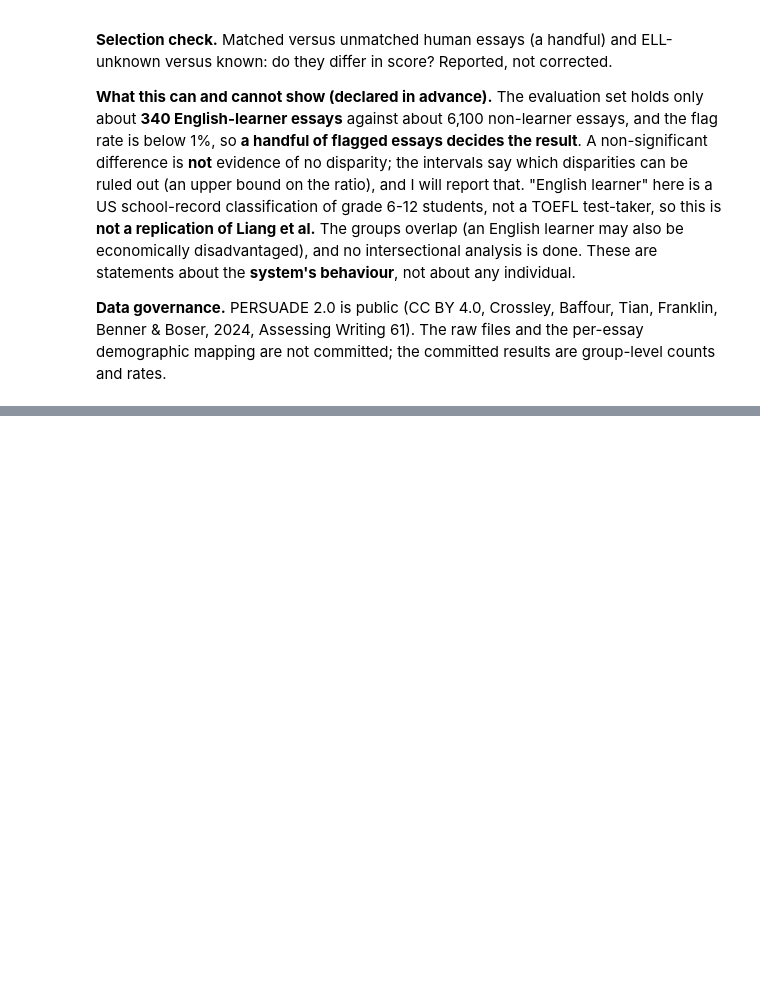
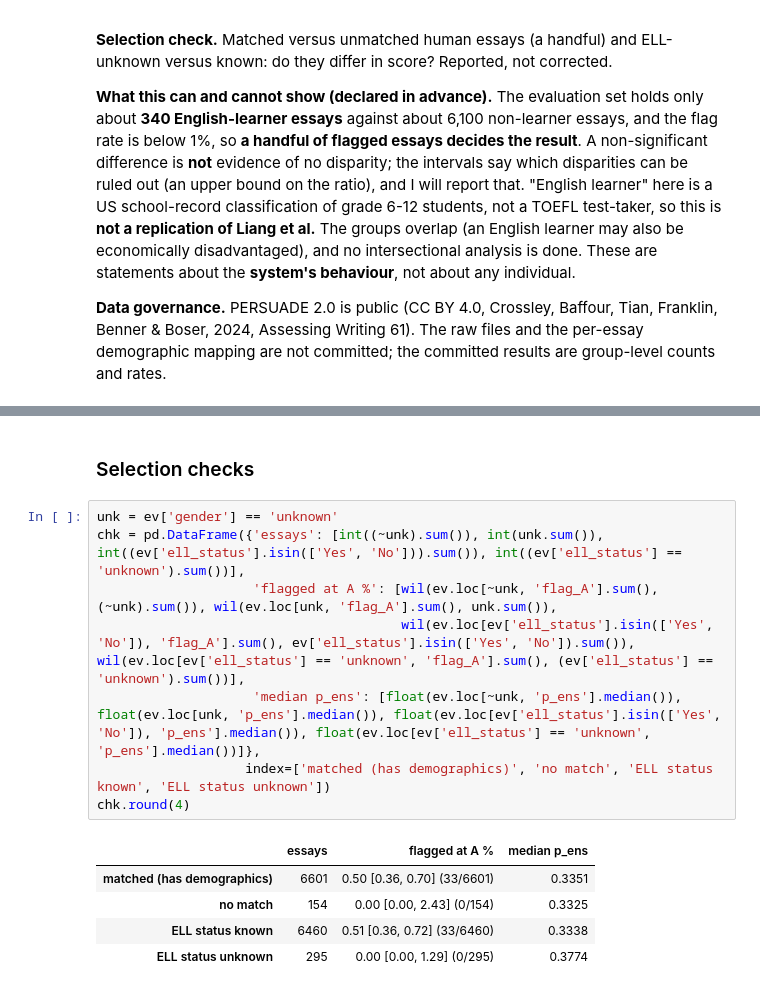
Before and after one commit to jaiveerminhas06/Ghost-Writer, a Jupyter notebook: Notebooks/21_fairness_persuade.ipynb, the cells around one changed output, grey strips where cells are left out. Saved outputs shown, nothing was run; the diff lists cells and outputs as text; blank space fills up the shorter version.

```diff
--- a/Notebooks/21_fairness_persuade.ipynb
+++ b/Notebooks/21_fairness_persuade.ipynb
@@ -24,0 +170,16 @@
+# %% [markdown]
+### Selection checks
+# %%
+unk = ev['gender'] == 'unknown'
+chk = pd.DataFrame({'essays': [int((~unk).sum()), int(unk.sum()), int((ev['ell_status'].isin(['Yes', 'No'])).sum()), int((ev['ell_status'] == 'unknown').sum())],
+                    'flagged at A %': [wil(ev.loc[~unk, 'flag_A'].sum(), (~unk).sum()), wil(ev.loc[unk, 'flag_A'].sum(), unk.sum()),
+                                       wil(ev.loc[ev['ell_status'].isin(['Yes', 'No']), 'flag_A'].sum(), ev['ell_status'].isin(['Yes', 'No']).sum()), wil(ev.loc[ev['ell_status'] == 'unknown', 'flag_A'].sum(), (ev['ell_status'] == 'unknown').sum())],
+                    'median p_ens': [float(ev.loc[~unk, 'p_ens'].median()), float(ev.loc[unk, 'p_ens'].median()), float(ev.loc[ev['ell_status'].isin(['Yes', 'No']), 'p_ens'].median()), float(ev.loc[ev['ell_status'] == 'unknown', 'p_ens'].median())]},
+                   index=['matched (has demographics)', 'no match', 'ELL status known', 'ELL status unknown'])
+chk.round(4)
+# %% [output]
+|  | essays | flagged at A % | median p_ens |
+| matched (has demographics) | 6601 | 0.50 [0.36, 0.70] (33/6601) | 0.3351 |
+| no match | 154 | 0.00 [0.00, 2.43] (0/154) | 0.3325 |
+| ELL status known | 6460 | 0.51 [0.36, 0.72] (33/6460) | 0.3338 |
+| ELL status unknown | 295 | 0.00 [0.00, 1.29] (0/295) | 0.3774 |
```
Also changed, not shown: parts of 9 cells of this notebook, 1 other file.
